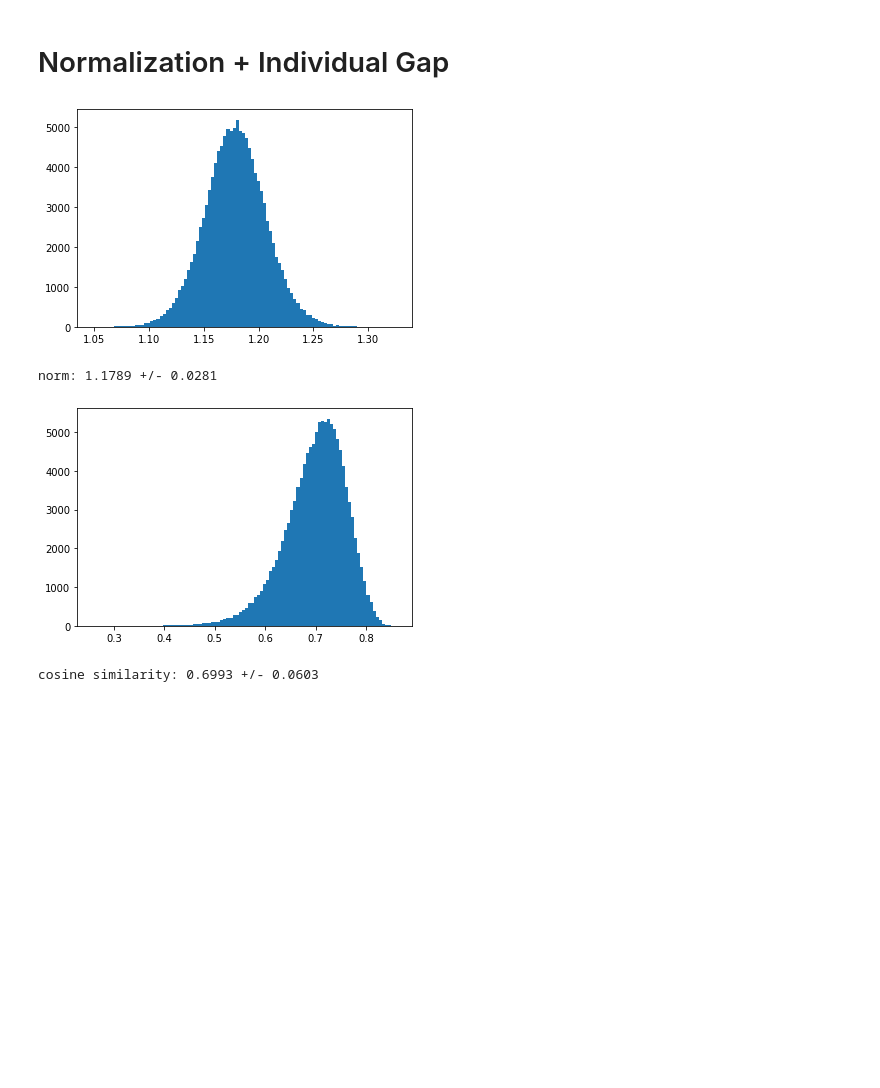
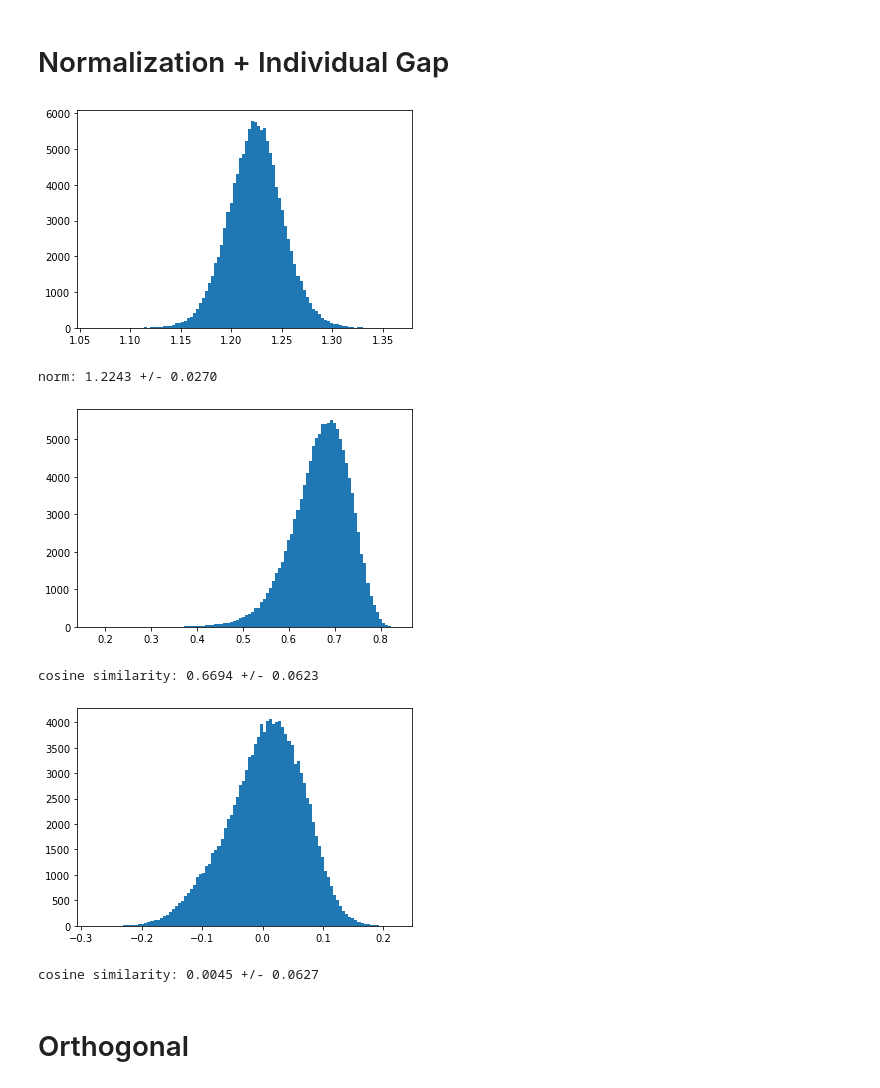
Before and after one commit to yuhui-zh15/model_audit, a Jupyter notebook: src/transfer/analyze_class_gap.ipynb, the cells around one changed output. Saved outputs shown, nothing was run; the diff lists cells and outputs as text; code cells hidden in the pictures; blank space fills up the shorter version.

```diff
--- a/src/transfer/analyze_class_gap.ipynb
+++ b/src/transfer/analyze_class_gap.ipynb
@@ -3,6 +3,12 @@ import torch
 from matplotlib import pyplot as plt
 import torch.nn.functional as F
 
-FEATURE_PATH = "/pasteur/u/yuhuiz/mmdebug/src/pytorch_cache/coco_features_vitb32.pt"
-
+FEATURE_PATH = (
+    "/pasteur/u/yuhuiz/mmdebug/src/pytorch_cache/features/coco_features_vitb32.pt"
+)
 features = torch.load(FEATURE_PATH)
+img_features, txt_features, labels = (
+    torch.tensor(features["image_features"]),
+    torch.tensor(features["text_features"]),
+    torch.tensor(features["labels"]),
+)
@@ -112,25 +161,36 @@ cosine similarity: 0.9375 +/- 0.0449
 # %%
 img_features, txt_features, labels = (
     F.normalize(torch.tensor(features["image_features"])),
     F.normalize(torch.tensor(features["text_features"])),
     torch.tensor(features["labels"]),
 )
 
 gaps = img_features - txt_features
 
 norms = gaps.norm(dim=-1)
 plt.hist(norms.numpy(), bins=100)
 plt.show()
 print(f"norm: {norms.mean():.4f} +/- {norms.std():.4f}")
 
 gap_directions = F.normalize(gaps)
 mean_gap_direciton = F.normalize(gap_directions.mean(0), dim=-1)
 cossims = gap_directions @ mean_gap_direciton
 plt.hist(cossims.numpy(), bins=100)
 plt.show()
 print(f"cosine similarity: {cossims.mean():.4f} +/- {cossims.std():.4f}")
+
+
+img_features_subspace = img_features - img_features.mean(0)
+cossims = F.normalize(img_features_subspace) @ mean_gap_direciton
+plt.hist(cossims.numpy(), bins=100)
+plt.show()
+print(f"cosine similarity: {cossims.mean():.4f} +/- {cossims.std():.4f}")
 # %% [output]
-[figure, old version]
+[figure, new version]
-norm: 1.1789 +/- 0.0281
+norm: 1.2243 +/- 0.0270
-[figure, old version]
+[figure, new version]
-cosine similarity: 0.6993 +/- 0.0603
+cosine similarity: 0.6694 +/- 0.0623
+[figure, added]
+cosine similarity: 0.0045 +/- 0.0627
+# %% [markdown]
+# Orthogonal
```
Also changed, not shown: parts of 13 cells of this notebook, 3 other files.
